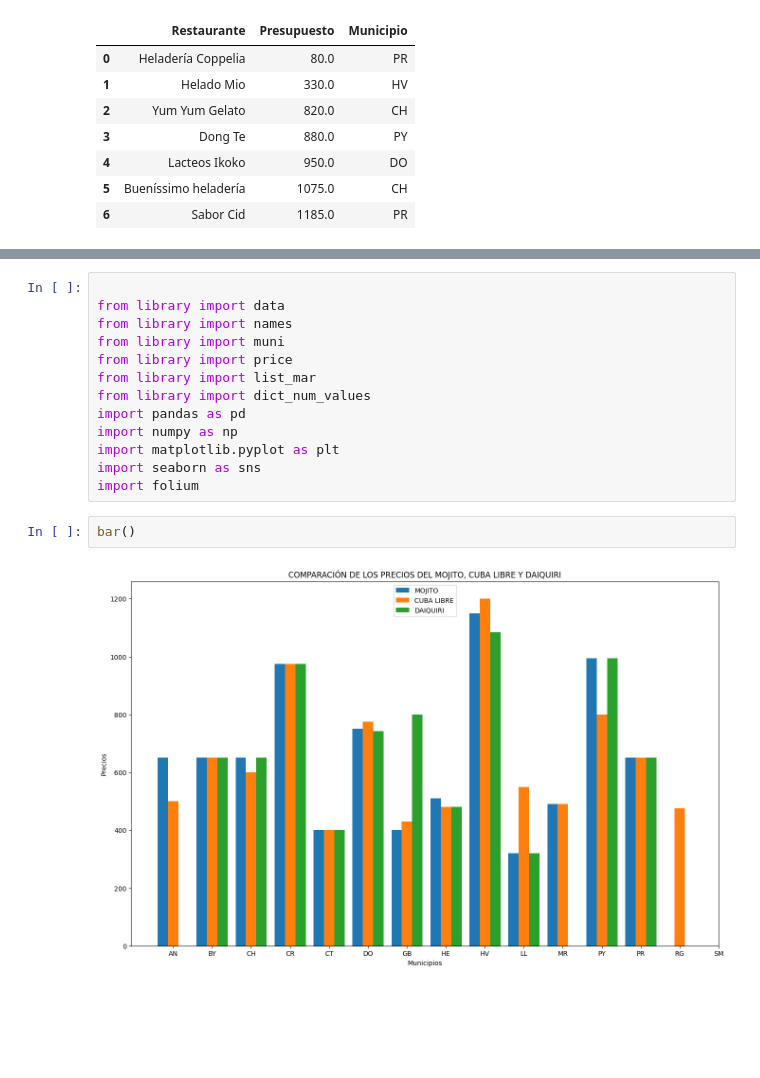
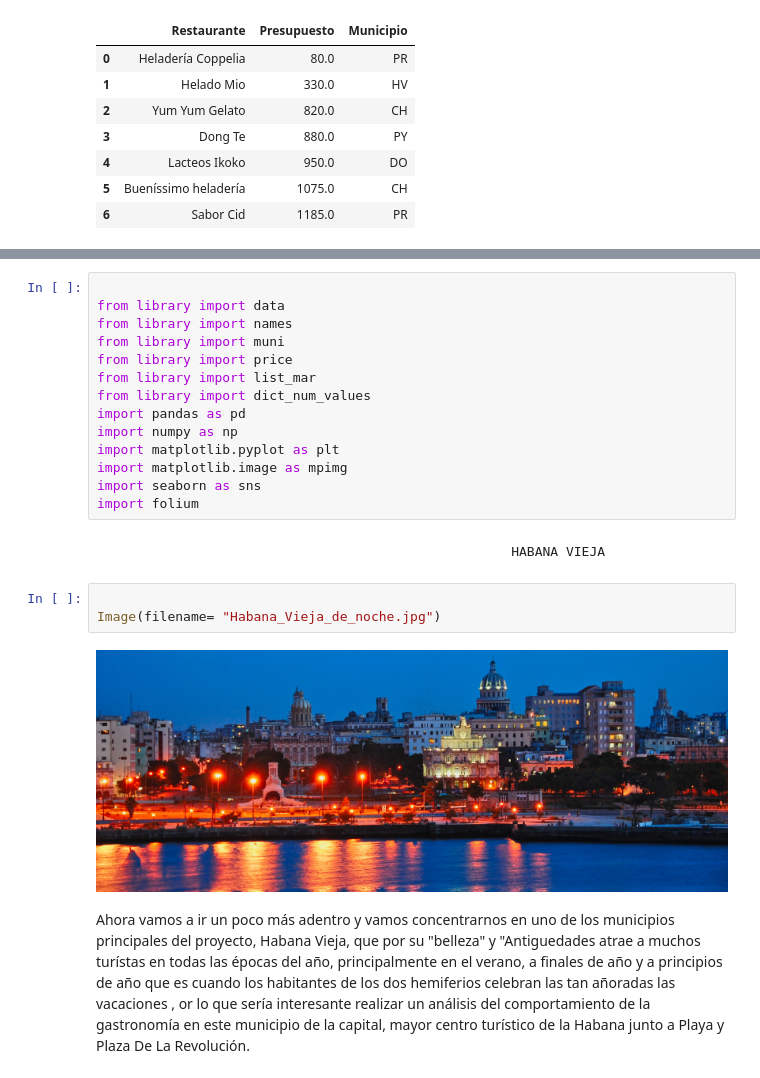
Before and after one commit to Datadrummer-jr/Food-Data, a Jupyter notebook: Project Code/restaurant project.ipynb, the cells around one changed output, grey strips where cells are left out. Drawn from its saved outputs; the diff is of its cells as text; blank space fills up the shorter version.

```diff
--- a/Project Code/restaurant project.ipynb
+++ b/Project Code/restaurant project.ipynb
@@ -277,9 +271,15 @@ from library import dict_num_values
 import pandas as pd
 import numpy as np
 import matplotlib.pyplot as plt
+import matplotlib.image as mpimg
 import seaborn as sns
 import folium
-# %%
-bar()
-# %% [output]
-[figure, removed]
+# %% [markdown]
+                                                       HABANA VIEJA
+# %%
+
+Image(filename= "Habana_Vieja_de_noche.jpg")
+# %% [output]
+[figure, added]
+# %% [markdown]
+ Ahora vamos a ir un poco más adentro y vamos concentrarnos en uno de los municipios principales del proyecto, Habana Vieja, que por su "belleza" y "Antiguedades atrae a muchos turístas en todas las épocas del año, principalmente en el verano, a finales de año y a principios de año que es cuando los habitantes de los dos hemiferios celebran las tan añoradas las vacaciones , or lo que sería interesante realizar un análisis del comportamiento de la gastronomía en este municipio de la capital, mayor centro turístico de la Habana junto a Playa y Plaza De La Revolución.
```
Also changed, not shown: parts of 9 cells of this notebook, 2 other files.
